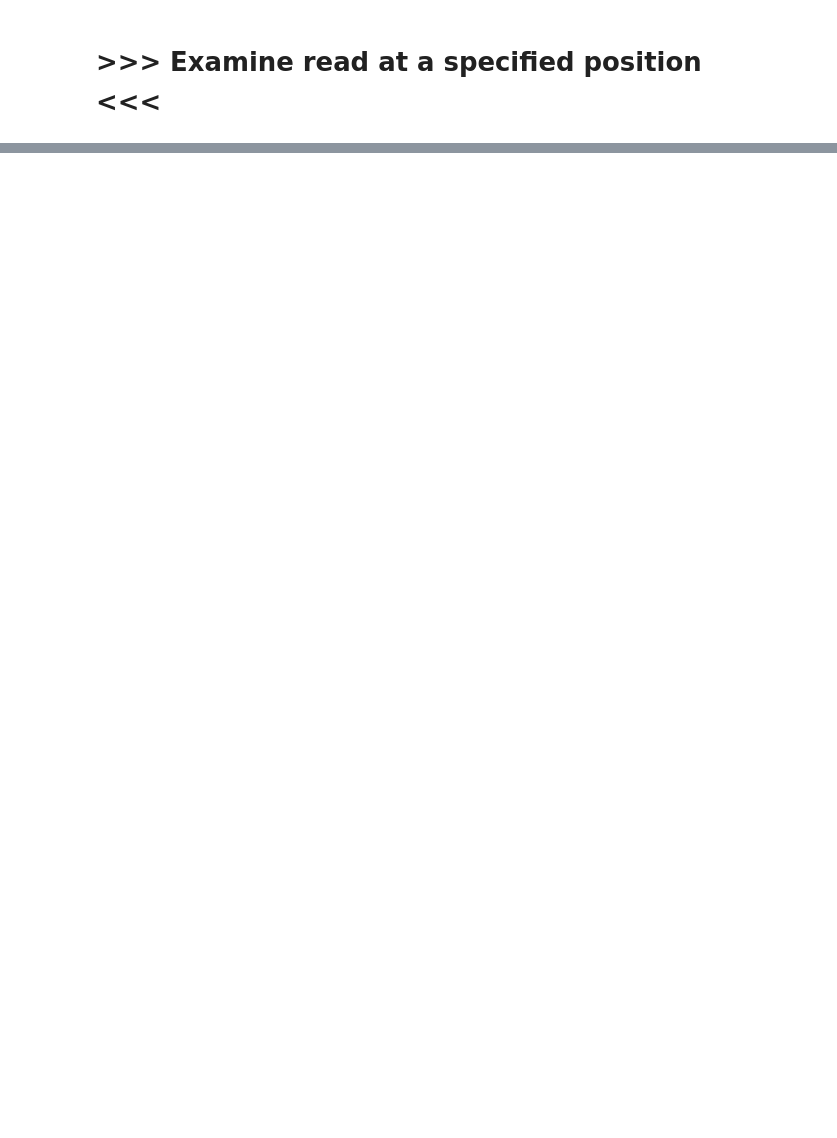
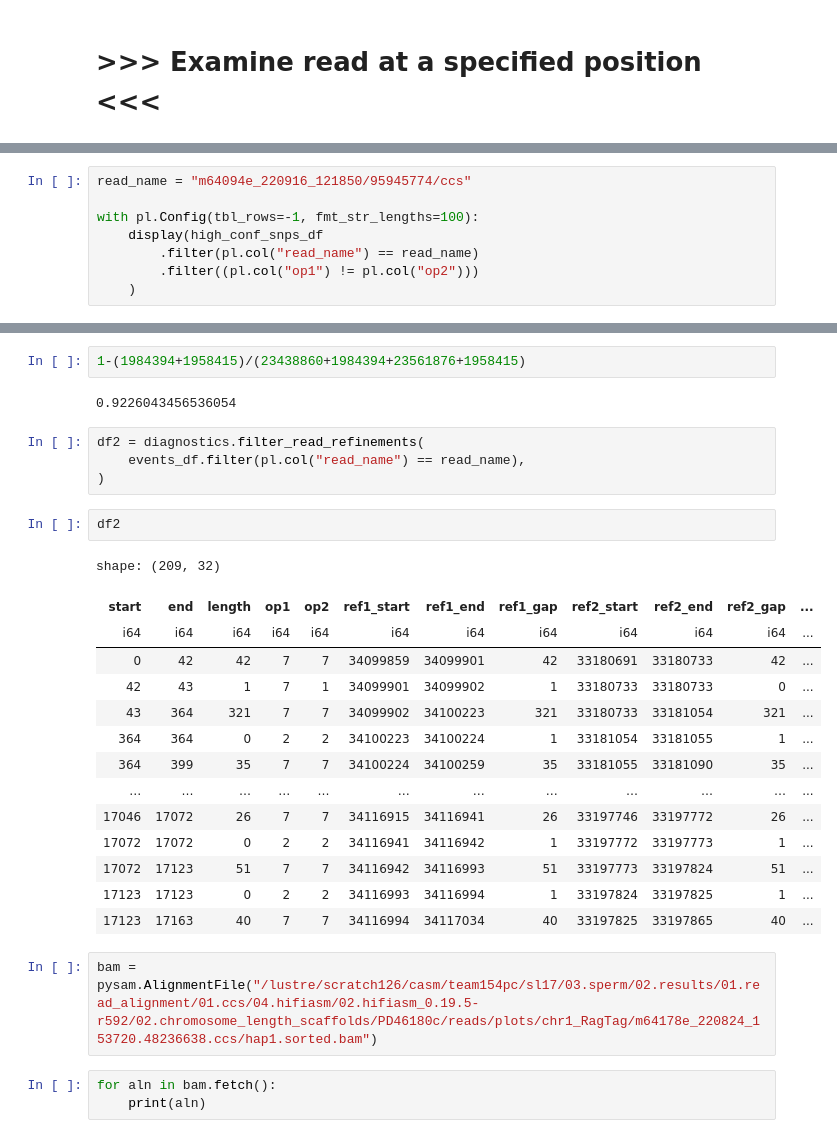
Before and after one commit to regevs/recombination, a Jupyter notebook: notebooks/20240113_read_dashboard.ipynb, the cells around one changed output, grey strips where cells are left out. Drawn from its saved outputs; the diff is of its cells as text; blank space fills up the shorter version.

```diff
--- a/notebooks/20240113_read_dashboard.ipynb
+++ b/notebooks/20240113_read_dashboard.ipynb
@@ -197,0 +286,8 @@ Haplotype 2
+# %%
+read_name = "m64094e_220916_121850/95945774/ccs"
+
+with pl.Config(tbl_rows=-1, fmt_str_lengths=100):
+    display(high_conf_snps_df
+        .filter(pl.col("read_name") == read_name)
+        .filter((pl.col("op1") != pl.col("op2")))
+    )
@@ -197,0 +317,30 @@ Haplotype 2
+# %%
+1-(1984394+1958415)/(23438860+1984394+23561876+1958415)
+# %% [output]
+0.9226043456536054
+# %%
+df2 = diagnostics.filter_read_refinements(
+    events_df.filter(pl.col("read_name") == read_name),
+)
+# %%
+df2
+# %% [output]
+shape: (209, 32)
+| start | end | length | op1 | op2 | ref1_start | ref1_end | ref1_gap | ref2_start | ref2_end | ref2_gap | ... |
+| i64 | i64 | i64 | i64 | i64 | i64 | i64 | i64 | i64 | i64 | i64 | ... |
+| 0 | 42 | 42 | 7 | 7 | 34099859 | 34099901 | 42 | 33180691 | 33180733 | 42 | ... |
+| 42 | 43 | 1 | 7 | 1 | 34099901 | 34099902 | 1 | 33180733 | 33180733 | 0 | ... |
+| 43 | 364 | 321 | 7 | 7 | 34099902 | 34100223 | 321 | 33180733 | 33181054 | 321 | ... |
+| 364 | 364 | 0 | 2 | 2 | 34100223 | 34100224 | 1 | 33181054 | 33181055 | 1 | ... |
+| 364 | 399 | 35 | 7 | 7 | 34100224 | 34100259 | 35 | 33181055 | 33181090 | 35 | ... |
+| … | … | … | … | … | … | … | … | … | … | … | ... |
+| 17046 | 17072 | 26 | 7 | 7 | 34116915 | 34116941 | 26 | 33197746 | 33197772 | 26 | ... |
+| 17072 | 17072 | 0 | 2 | 2 | 34116941 | 34116942 | 1 | 33197772 | 33197773 | 1 | ... |
+| 17072 | 17123 | 51 | 7 | 7 | 34116942 | 34116993 | 51 | 33197773 | 33197824 | 51 | ... |
+| 17123 | 17123 | 0 | 2 | 2 | 34116993 | 34116994 | 1 | 33197824 | 33197825 | 1 | ... |
+| 17123 | 17163 | 40 | 7 | 7 | 34116994 | 34117034 | 40 | 33197825 | 33197865 | 40 | ... |
+# %%
+bam = pysam.AlignmentFile("/lustre/scratch126/casm/team154pc/sl17/03.sperm/02.results/01.read_alignment/01.ccs/04.hifiasm/02.hifiasm_0.19.5-r592/02.chromosome_length_scaffolds/PD46180c/reads/plots/chr1_RagTag/m64178e_220824_153720.48236638.ccs/hap1.sorted.bam")
+# %%
+for aln in bam.fetch():
+    print(aln)
```
Also changed, not shown: parts of 15 cells of this notebook, 25 other files.
